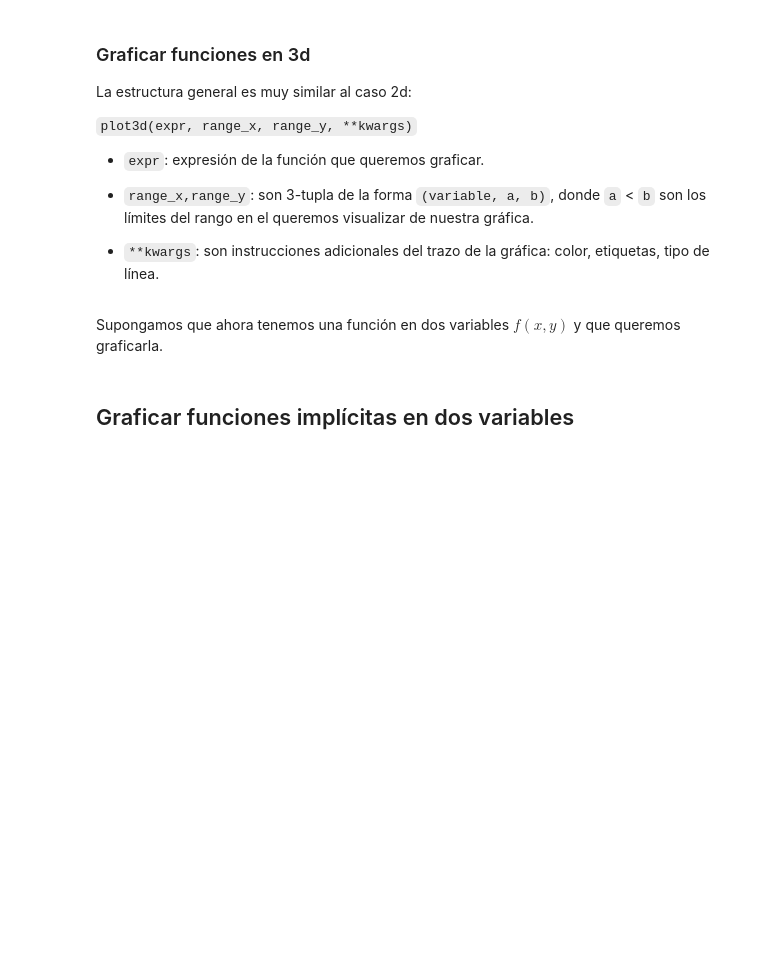
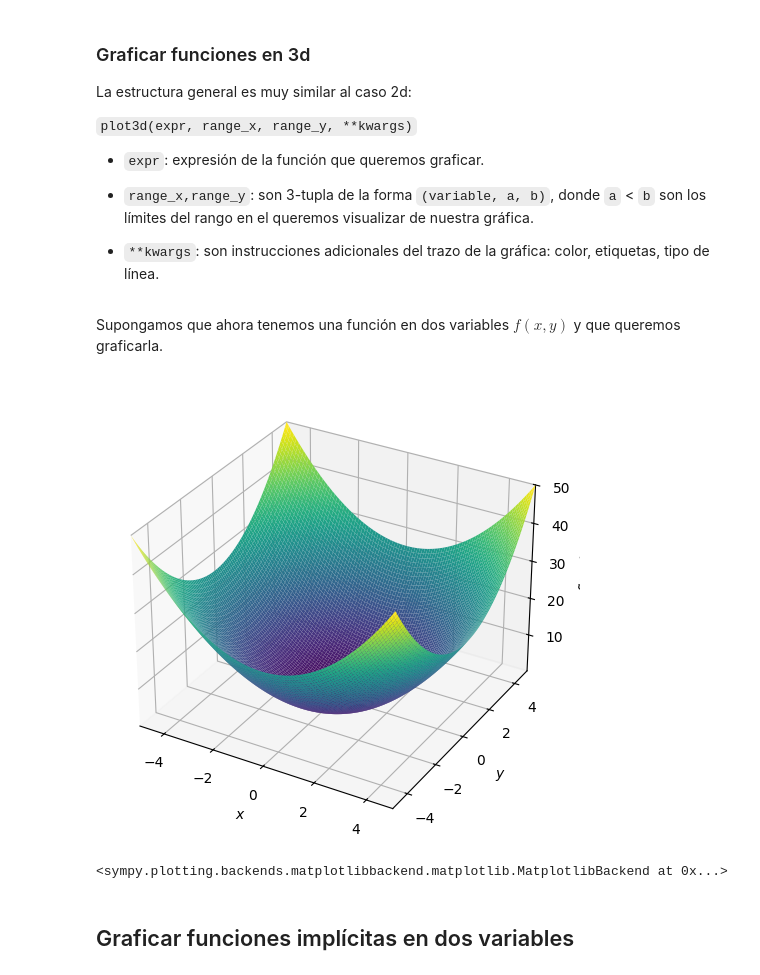
Before and after one commit to alf195725/Pandas, a Jupyter notebook: 3_1_Graficar_con_Sympy.ipynb, the cells around one changed output. Cells and saved outputs as stored; diff of their text form; code cells hidden in the pictures; blank space fills up the shorter version.

```diff
--- a/3_1_Graficar_con_Sympy.ipynb
+++ b/3_1_Graficar_con_Sympy.ipynb
@@ -106,11 +106,14 @@ Supongamos que ahora tenemos una función en dos variables $f(x,y)$ y que querem
 # %%
 # Gráfica de una función en dos variables
 from sympy import symbols
 from sympy.plotting import plot3d
 
 x , y = symbols('x y')
 
-plot3d(x + y, (x, -5, 5), (y, -5, 5))
+plot3d(x**2 + y**2, (x, -5, 5), (y, -5, 5))
+# %% [output]
+[figure, added]
+<sympy.plotting.backends.matplotlibbackend.matplotlib.MatplotlibBackend at 0x...>
 # %% [markdown]
 ## Graficar funciones implícitas en dos variables
 # %% [markdown]
```
Also changed, not shown: parts of 5 cells of this notebook.
